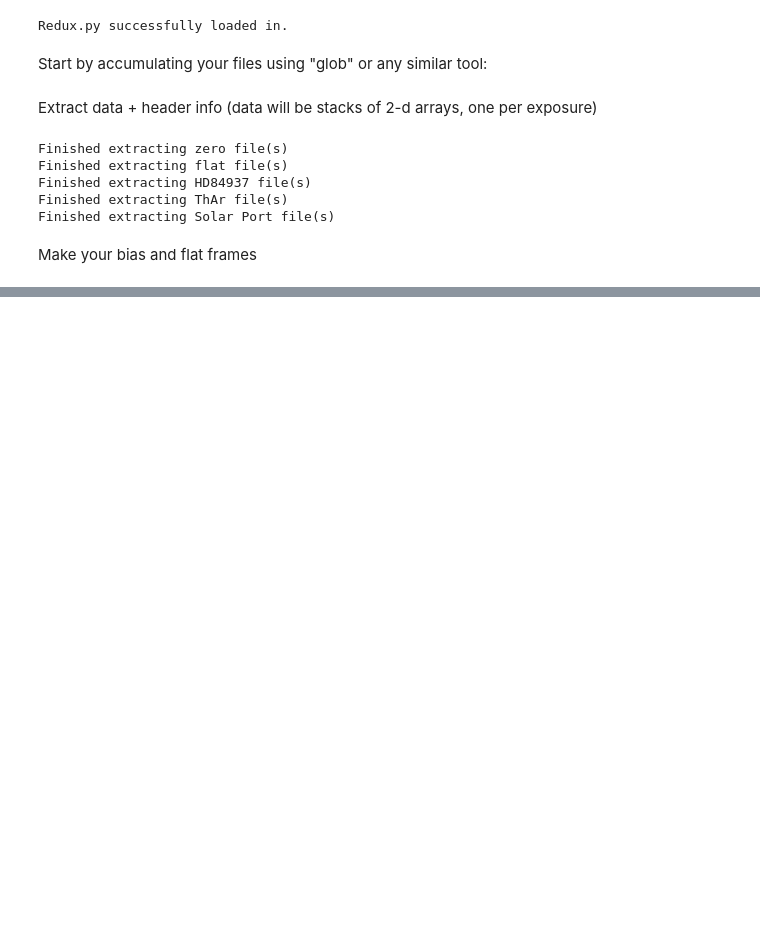
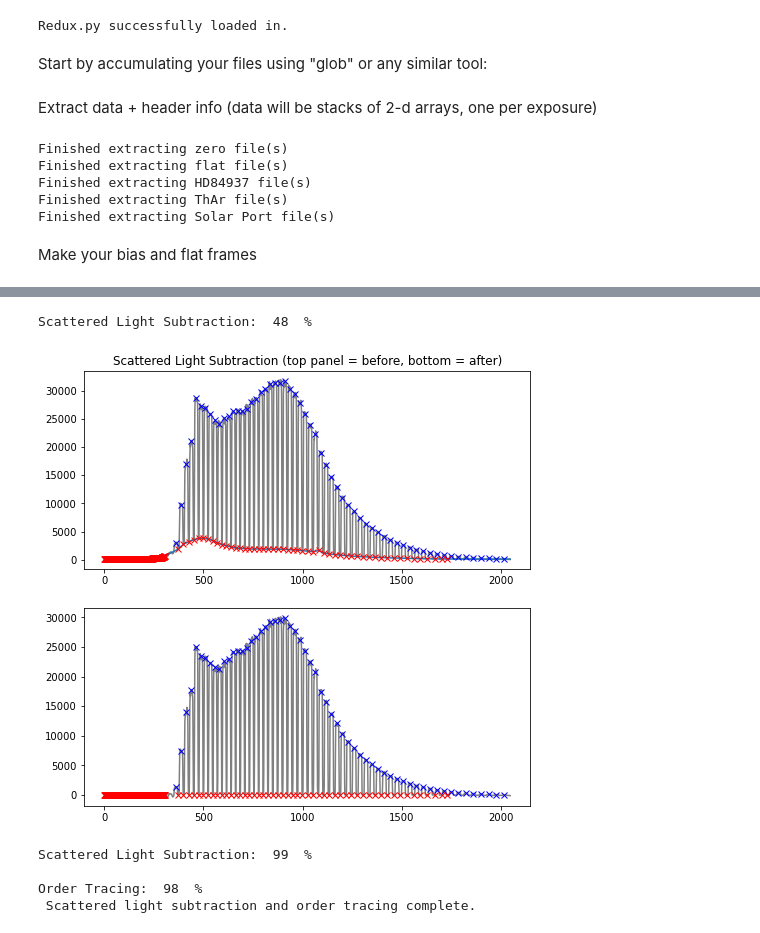
Before and after one commit to catherine-manea/TullCoudeRedux, a Jupyter notebook: Redux_Workflow.ipynb, the cells around one changed output, grey strips where cells are left out. Cells and saved outputs as stored; diff of their text form; code cells hidden in the pictures; blank space fills up the shorter version.

```diff
--- a/Redux_Workflow.ipynb
+++ b/Redux_Workflow.ipynb
@@ -74,0 +43,10 @@ plt.show()
+# %%
+%matplotlib inline
+flat_frame, columns, order_centers, num_of_ords, orders, xx, yy, trough_s = redux.scatter_light_sub_and_order_trace(flat_frame_intermed)
+# %% [output]
+Scattered Light Subtraction:  48  %
+[figure, added]
+Scattered Light Subtraction:  99  %
+
+Order Tracing:  98  %
+ Scattered light subtraction and order tracing complete.
```
Also changed, not shown: parts of 14 cells of this notebook, 1 other file.
